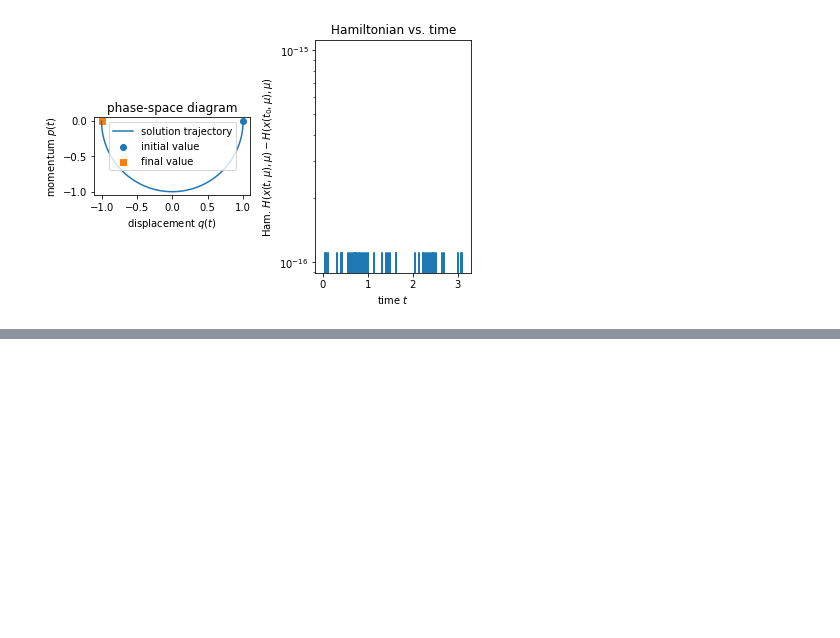
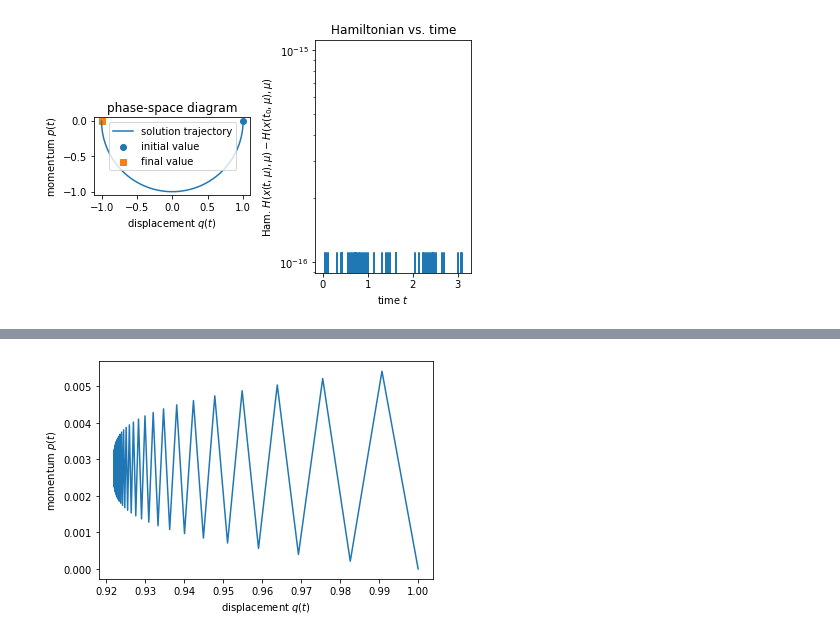
Before and after one commit to steff-mueller/simtech-bsc-thesis, a Jupyter notebook: meetings/02_code/learn_torch.ipynb, the cells around one changed output, grey strips where cells are left out. Drawn from its saved outputs; the diff is of its cells as text; code cells hidden in the pictures; blank space fills up the shorter version.

```diff
--- a/meetings/02_code/learn_torch.ipynb
+++ b/meetings/02_code/learn_torch.ipynb
@@ -19,0 +96,32 @@ plot_Ham_sys(X, t, all_Ham)
+# %%
+q0 = 1
+p0 = 0.
+
+t_curr = 0.
+t_end = np.pi
+
+q_curr = q0
+p_curr = p0
+X = np.array([[q_curr, p_curr]])
+
+while t_curr < t_end:
+    y = nn_model(torch.tensor([[q_curr, p_curr]]))
+    q_curr = y.data[0][0].item()
+    p_curr = y.data[0][1].item()
+
+    X = np.append(X, np.array([[q_curr, p_curr]]), axis=0)
+
+    t_curr += dt
+# %%
+import matplotlib.pyplot as plt
+
+fig = plt.figure()
+ax = plt.axes()
+
+ax.plot(X[:,0], X[:,1])
+ax.set_xlabel(r'displacement $q(t)$')
+ax.set_ylabel(r'momentum $p(t)$')
+
+fig.show()
+# %% [output]
+[figure, added]
```
Also changed, not shown: parts of 4 cells of this notebook.
